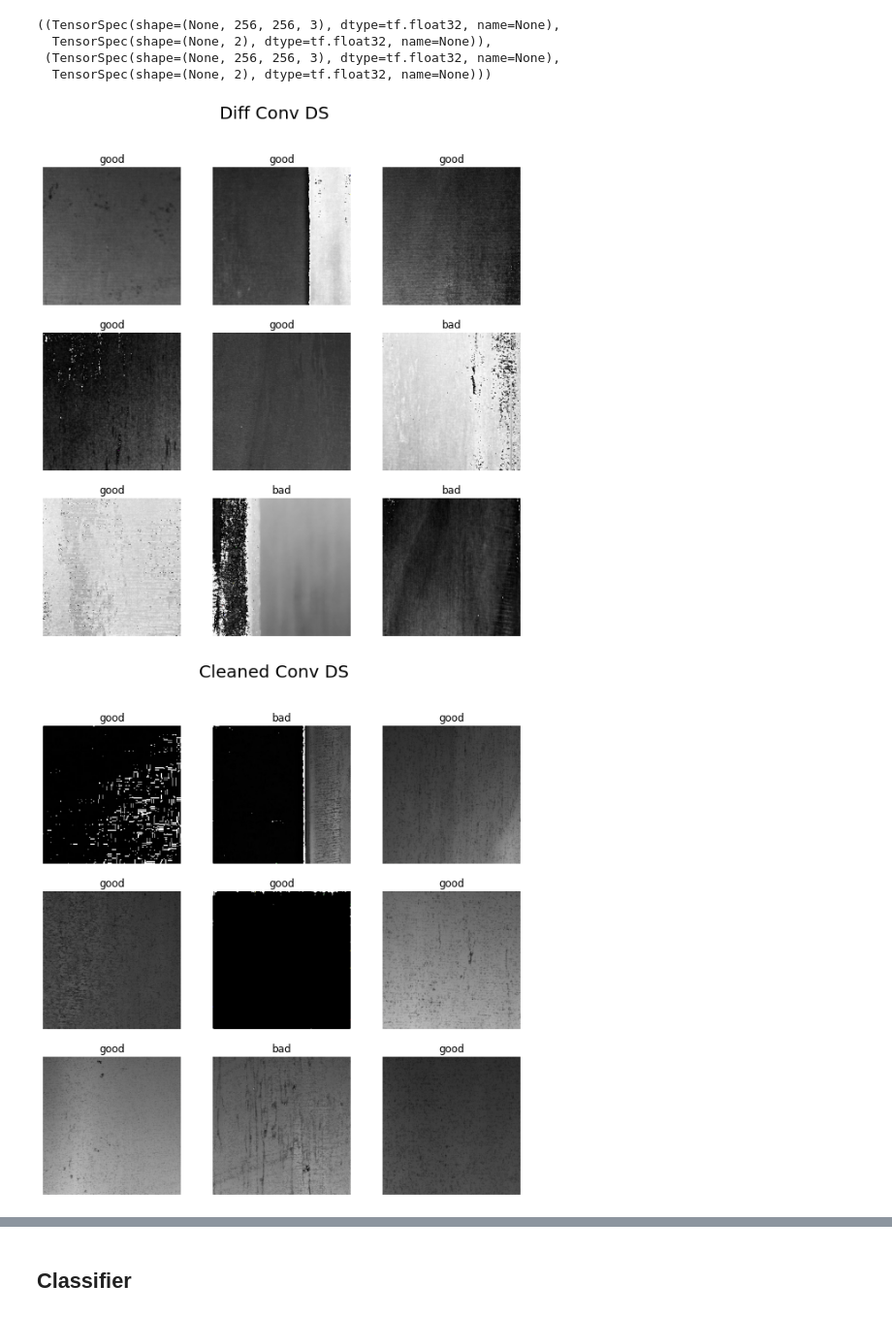
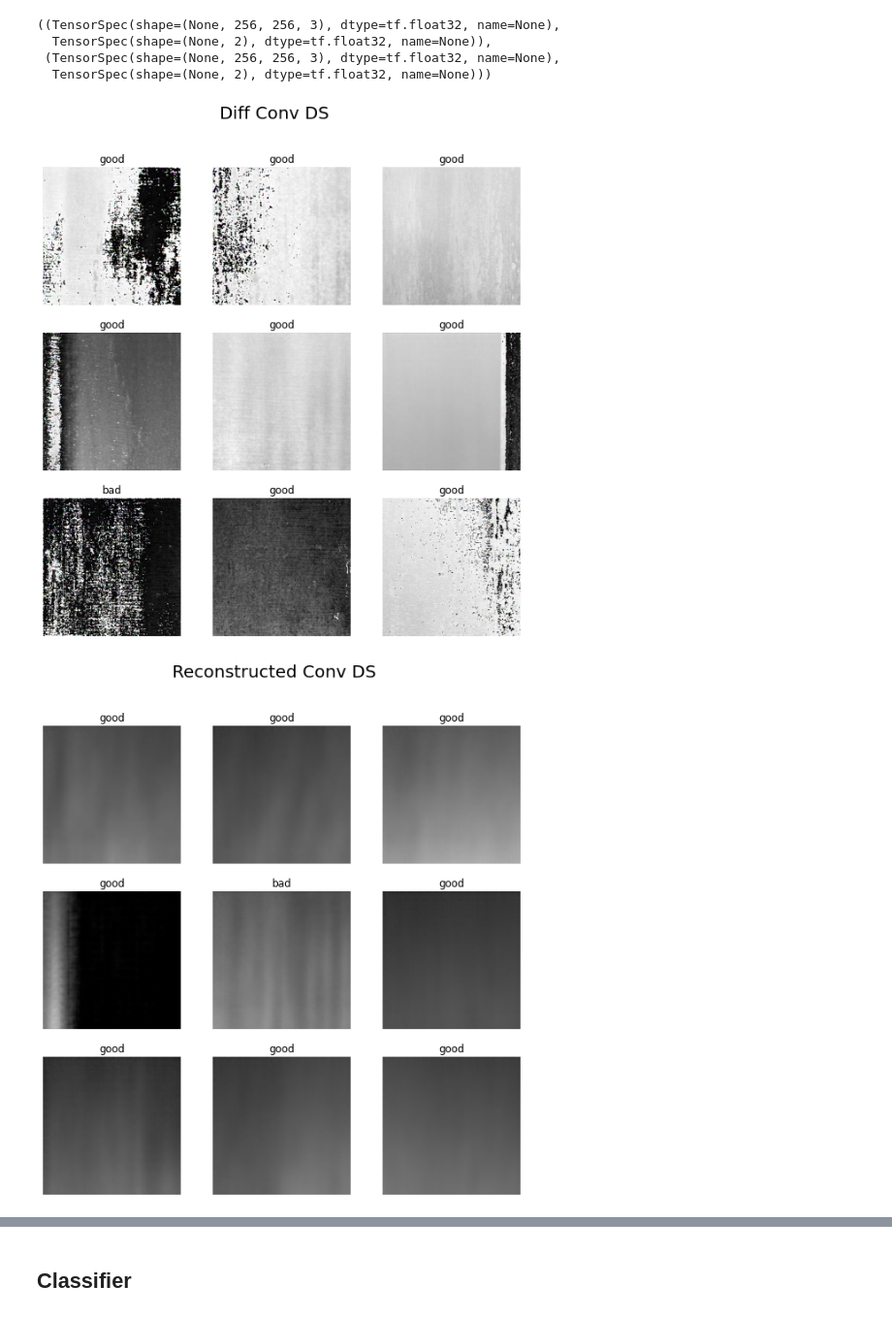
Before and after one commit to highproformas/dlv_groupwork, a Jupyter notebook: notebooks/Classifier_Combined.ipynb, the cells around one changed output, grey strips where cells are left out. Shown at 97% size. Saved outputs shown, nothing was run; the diff lists cells and outputs as text; code cells hidden in the pictures.

```diff
--- a/notebooks/Classifier_Combined.ipynb
+++ b/notebooks/Classifier_Combined.ipynb
@@ -51,14 +68,14 @@ def load(name, spec):
 # Load what has been produced using the DenseAE
 diff_ae_dense_train_ds = load('diff_ae_dense_train_ds', spec_diff)
 diff_ae_dense_val_ds = load('diff_ae_dense_val_ds', spec_diff)
-cleaned_ae_dense_train_ds = load('cleaned_ae_dense_train_ds', spec_diff)
-cleaned_ae_dense_val_ds = load('cleaned_ae_dense_val_ds', spec_diff)
+reconstructed_ae_dense_train_ds = load('reconstructed_ae_dense_train_ds', spec_diff)
+reconstructed_ae_dense_val_ds = load('reconstructed_ae_dense_val_ds', spec_diff)
 
 # Load what has been produced using the ConvAE
 diff_ae_conv_train_ds = load('diff_ae_conv_train_ds', spec_diff)
 diff_ae_conv_val_ds = load('diff_ae_conv_val_ds', spec_diff)
-cleaned_ae_conv_train_ds = load('cleaned_ae_conv_train_ds', spec_diff)
-cleaned_ae_conv_val_ds = load('cleaned_ae_conv_val_ds', spec_diff)
+reconstructed_ae_conv_train_ds = load('reconstructed_ae_conv_train_ds', spec_diff)
+reconstructed_ae_conv_val_ds = load('reconstructed_ae_conv_val_ds', spec_diff)
 
 # Load original dataset
 conv_train_ds = load('conv_train_ds', spec_conv)
@@ -67,12 +84,12 @@ conv_val_ds = load('conv_val_ds', spec_conv)
 if USE_GRAYSCALE:
     diff_ae_dense_train_ds = diff_ae_dense_train_ds.map(lambda x, y: (tf.image.grayscale_to_rgb(x), y))
     diff_ae_dense_val_ds = diff_ae_dense_val_ds.map(lambda x, y: (tf.image.grayscale_to_rgb(x), y))
-    cleaned_ae_dense_train_ds = cleaned_ae_dense_train_ds.map(lambda x, y: (tf.image.grayscale_to_rgb(x), y))
-    cleaned_ae_dense_val_ds = cleaned_ae_dense_val_ds.map(lambda x, y: (tf.image.grayscale_to_rgb(x), y))
+    reconstructed_ae_dense_train_ds = reconstructed_ae_dense_train_ds.map(lambda x, y: (tf.image.grayscale_to_rgb(x), y))
+    reconstructed_ae_dense_val_ds = reconstructed_ae_dense_val_ds.map(lambda x, y: (tf.image.grayscale_to_rgb(x), y))
     diff_ae_conv_val_ds = diff_ae_conv_val_ds.map(lambda x, y: (tf.image.grayscale_to_rgb(x), y))
     diff_conv_val_ds = diff_conv_val_ds.map(lambda x, y: (tf.image.grayscale_to_rgb(x), y))
-    cleaned_ae_conv_train_ds = cleaned_ae_conv_train_ds.map(lambda x, y: (tf.image.grayscale_to_rgb(x), y))
-    cleaned_ae_conv_val_ds = cleaned_ae_conv_val_ds.map(lambda x, y: (tf.image.grayscale_to_rgb(x), y))
+    reconstructed_ae_conv_train_ds = reconstructed_ae_conv_train_ds.map(lambda x, y: (tf.image.grayscale_to_rgb(x), y))
+    reconstructed_ae_conv_val_ds = reconstructed_ae_conv_val_ds.map(lambda x, y: (tf.image.grayscale_to_rgb(x), y))
 
 conv_train_ds = conv_train_ds.map(lambda x, y: (x, tf.one_hot(y, 2)))
 conv_val_ds = conv_val_ds.map(lambda x, y: (x, tf.one_hot(y, 2)))
@@ -90,12 +107,12 @@ def configure_for_performance(ds, is_already_batched=False, shuffle=True):
 
 diff_ae_dense_train_ds = configure_for_performance(diff_ae_dense_train_ds)
 diff_ae_dense_val_ds = configure_for_performance(diff_ae_dense_val_ds, shuffle=False)
-cleaned_ae_dense_train_ds = configure_for_performance(cleaned_ae_dense_train_ds)
-cleaned_ae_dense_val_ds = configure_for_performance(cleaned_ae_dense_val_ds, shuffle=False)
+reconstructed_ae_dense_train_ds = configure_for_performance(reconstructed_ae_dense_train_ds)
+reconstructed_ae_dense_val_ds = configure_for_performance(reconstructed_ae_dense_val_ds, shuffle=False)
 diff_ae_conv_train_ds = configure_for_performance(diff_ae_conv_train_ds)
 diff_ae_conv_val_ds = configure_for_performance(diff_ae_conv_val_ds, shuffle=False)
-cleaned_ae_conv_train_ds = configure_for_performance(cleaned_ae_conv_train_ds)
-cleaned_ae_conv_val_ds = configure_for_performance(cleaned_ae_conv_val_ds, shuffle=False)
+reconstructed_ae_conv_train_ds = configure_for_performance(reconstructed_ae_conv_train_ds)
+reconstructed_ae_conv_val_ds = configure_for_performance(reconstructed_ae_conv_val_ds, shuffle=False)
 conv_train_ds = configure_for_performance(conv_train_ds, is_already_batched=True)
 conv_val_ds = configure_for_performance(conv_val_ds, is_already_batched=True, shuffle=False)
 # %%
@@ -108,23 +125,23 @@ diff_ae_dense_val_ds.element_spec, conv_val_ds.element_spec
 # %%
 def plot_samples(image_batch, label_batch, title='', grayscale=False):
     fig = plt.figure(figsize=(10, 10))
     fig.suptitle(f'{title} DS', fontsize=20)
     for i in range(9):
         ax = plt.subplot(3, 3, i + 1)
         if grayscale:
             plt.imshow(image_batch[i].numpy().astype("uint8"), cmap='gray', vmin=0, vmax=255)
         else:
             plt.imshow(image_batch[i].numpy().astype("uint8"))
         label = label_batch[i]
         plt.title(class_names[tf.argmax(label, axis=0)])
         plt.axis("off")
 
 image_batch, label_batch = next(iter(diff_ae_conv_val_ds))
 plot_samples(image_batch, label_batch, 'Diff Conv', USE_GRAYSCALE)
-image_batch, label_batch = next(iter(cleaned_ae_conv_val_ds))
-plot_samples(image_batch, label_batch, 'Cleaned Conv', USE_GRAYSCALE)
+image_batch, label_batch = next(iter(reconstructed_ae_conv_val_ds))
+plot_samples(image_batch, label_batch, 'Reconstructed Conv', USE_GRAYSCALE)
 image_batch, label_batch = next(iter(conv_val_ds))
 plot_samples(image_batch, label_batch, 'Original', USE_GRAYSCALE)
 # %% [output]
-[figure, old version]
+[figure, new version]
-[figure, old version]
+[figure, new version]
```
Also changed, not shown: parts of 8 cells of this notebook, 9 other files.
